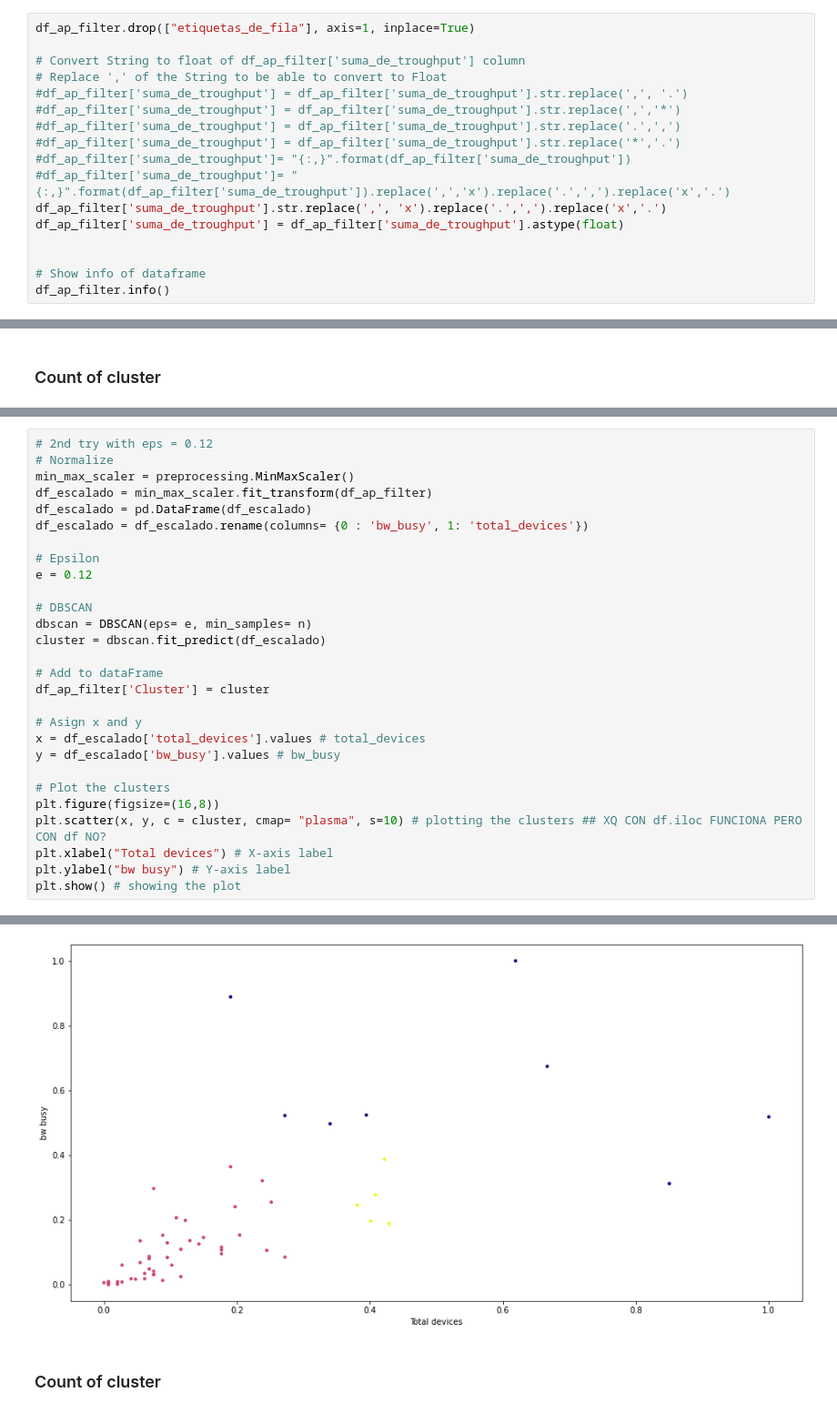
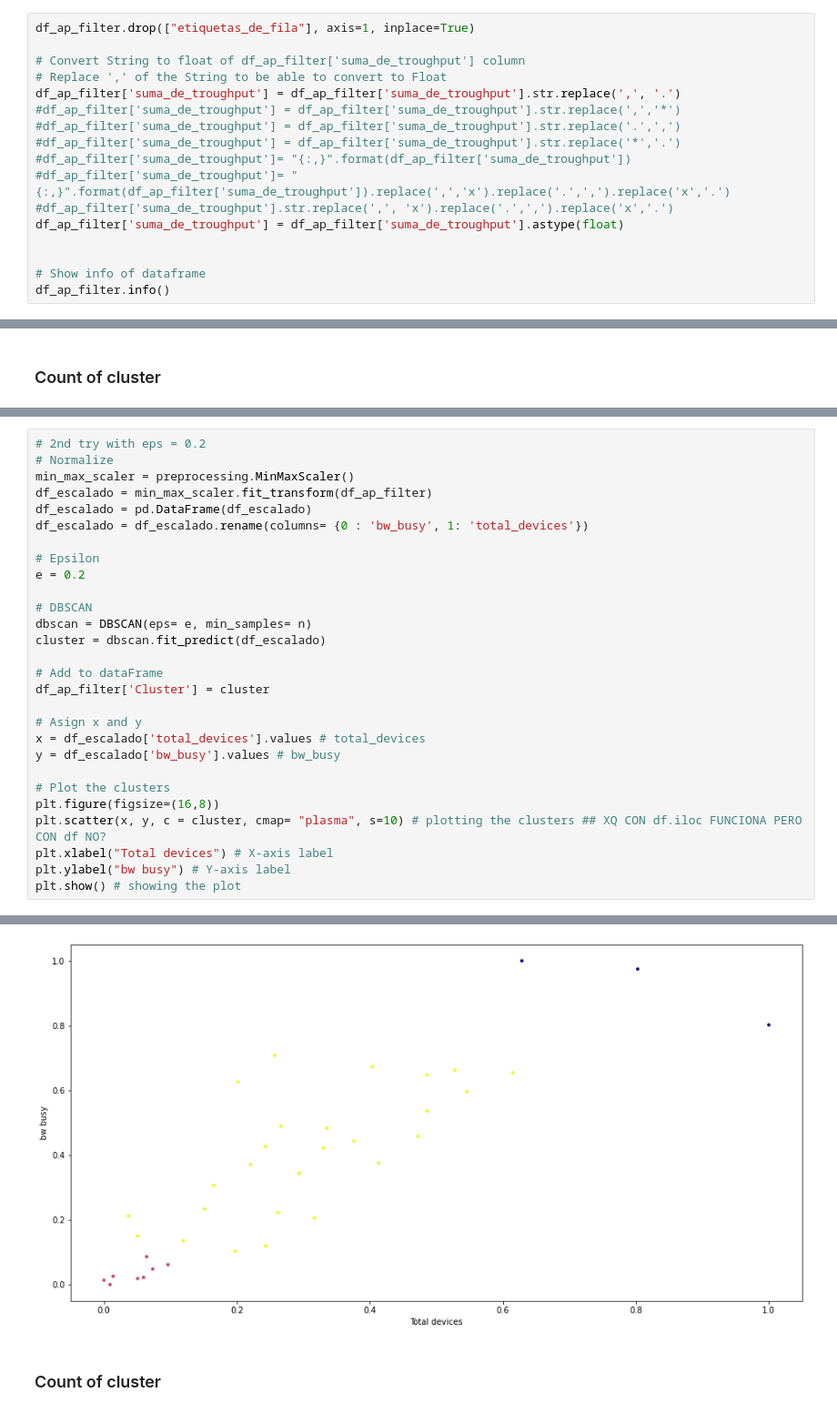
Before and after one commit to alvaroanua/TFG, a Jupyter notebook: DBSCAN/DBSCAN_ehu_Leioa_Biblioteca.ipynb, the cells around one changed output, grey strips where cells are left out. Shown: that part at 91% size. Drawn from its saved outputs; the diff is of its cells as text.

```diff
--- a/DBSCAN/DBSCAN_ehu_Leioa_Biblioteca.ipynb
+++ b/DBSCAN/DBSCAN_ehu_Leioa_Biblioteca.ipynb
@@ -89,13 +89,13 @@ df_ap_filter.drop(["etiquetas_de_fila"], axis=1, inplace=True)
 
 # Convert String to float of df_ap_filter['suma_de_troughput'] column
 # Replace ',' of the String to be able to convert to Float
-#df_ap_filter['suma_de_troughput'] = df_ap_filter['suma_de_troughput'].str.replace(',', '.')
+df_ap_filter['suma_de_troughput'] = df_ap_filter['suma_de_troughput'].str.replace(',', '.')
 #df_ap_filter['suma_de_troughput'] = df_ap_filter['suma_de_troughput'].str.replace(',','*')
 #df_ap_filter['suma_de_troughput'] = df_ap_filter['suma_de_troughput'].str.replace('.',',')
 #df_ap_filter['suma_de_troughput'] = df_ap_filter['suma_de_troughput'].str.replace('*','.')
 #df_ap_filter['suma_de_troughput']= "{:,}".format(df_ap_filter['suma_de_troughput'])
 #df_ap_filter['suma_de_troughput']= "{:,}".format(df_ap_filter['suma_de_troughput']).replace(',','x').replace('.',',').replace('x','.')
-df_ap_filter['suma_de_troughput'].str.replace(',', 'x').replace('.',',').replace('x','.')
+#df_ap_filter['suma_de_troughput'].str.replace(',', 'x').replace('.',',').replace('x','.')
 df_ap_filter['suma_de_troughput'] = df_ap_filter['suma_de_troughput'].astype(float)
 
 
@@ -245,38 +263,38 @@ cantidadGrupo
 # %%
-# 2nd try with eps = 0.12
+# 2nd try with eps = 0.2
 # Normalize
 min_max_scaler = preprocessing.MinMaxScaler()
 df_escalado = min_max_scaler.fit_transform(df_ap_filter)
 df_escalado = pd.DataFrame(df_escalado)
 df_escalado = df_escalado.rename(columns= {0 : 'bw_busy', 1: 'total_devices'})
 
 # Epsilon
-e = 0.12
+e = 0.2
 
 # DBSCAN
 dbscan = DBSCAN(eps= e, min_samples= n)
 cluster = dbscan.fit_predict(df_escalado)
 
 # Add to dataFrame
 df_ap_filter['Cluster'] = cluster
 
 # Asign x and y
 x = df_escalado['total_devices'].values # total_devices
 y = df_escalado['bw_busy'].values # bw_busy
 
 # Plot the clusters
 plt.figure(figsize=(16,8))
 plt.scatter(x, y, c = cluster, cmap= "plasma", s=10) # plotting the clusters ## XQ CON df.iloc FUNCIONA PERO CON df NO?
 plt.xlabel("Total devices") # X-axis label
 plt.ylabel("bw busy") # Y-axis label
 plt.show() # showing the plot
 # %% [output]
 A value is trying to be set on a copy of a slice from a DataFrame.
 Try using .loc[row_indexer,col_indexer] = value instead
 
 See the caveats in the documentation: https://pandas.pydata.org/pandas-docs/stable/user_guide/indexing.html#returning-a-view-versus-a-copy
   df_ap_filter['Cluster'] = cluster
-[figure, old version]
+[figure, new version]
 # %% [markdown]
 ### Count of cluster
 # %%
```
Also changed, not shown: parts of 9 cells of this notebook.
